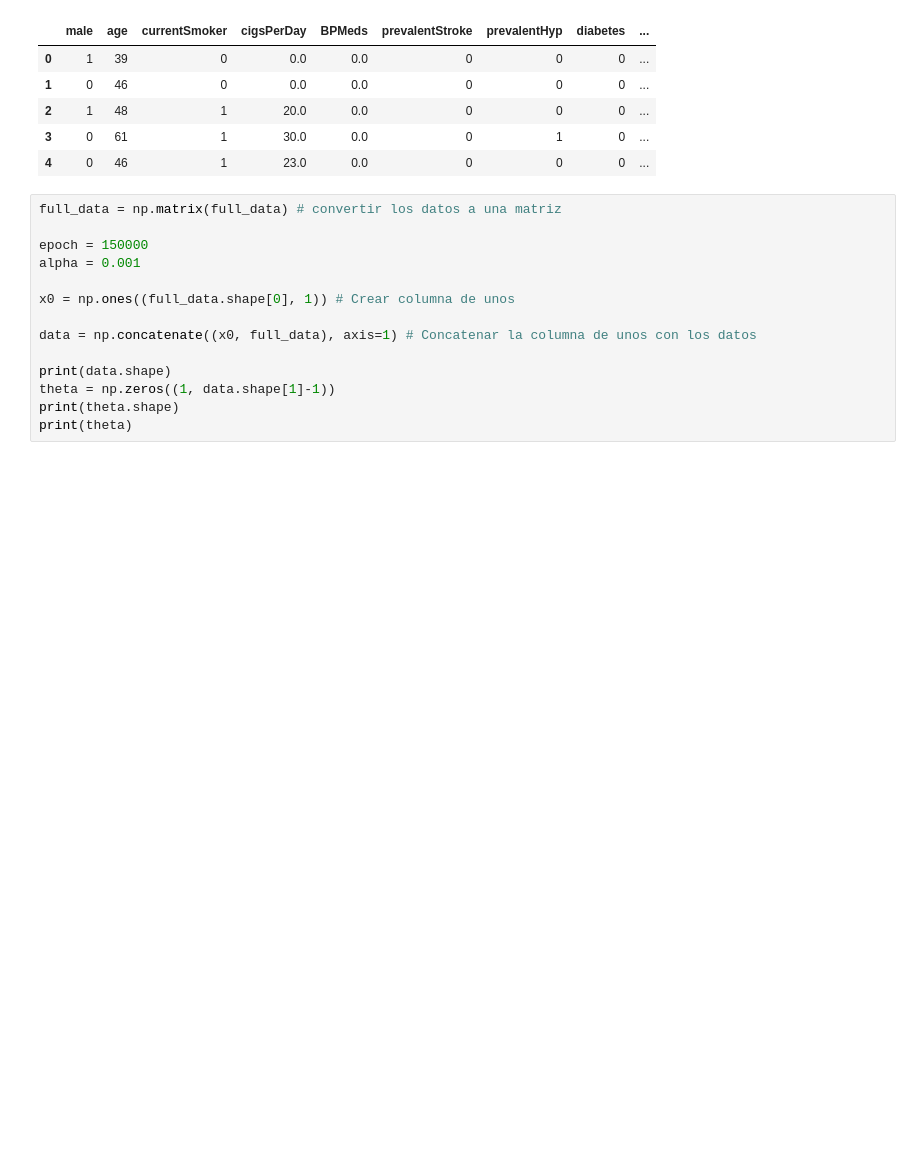
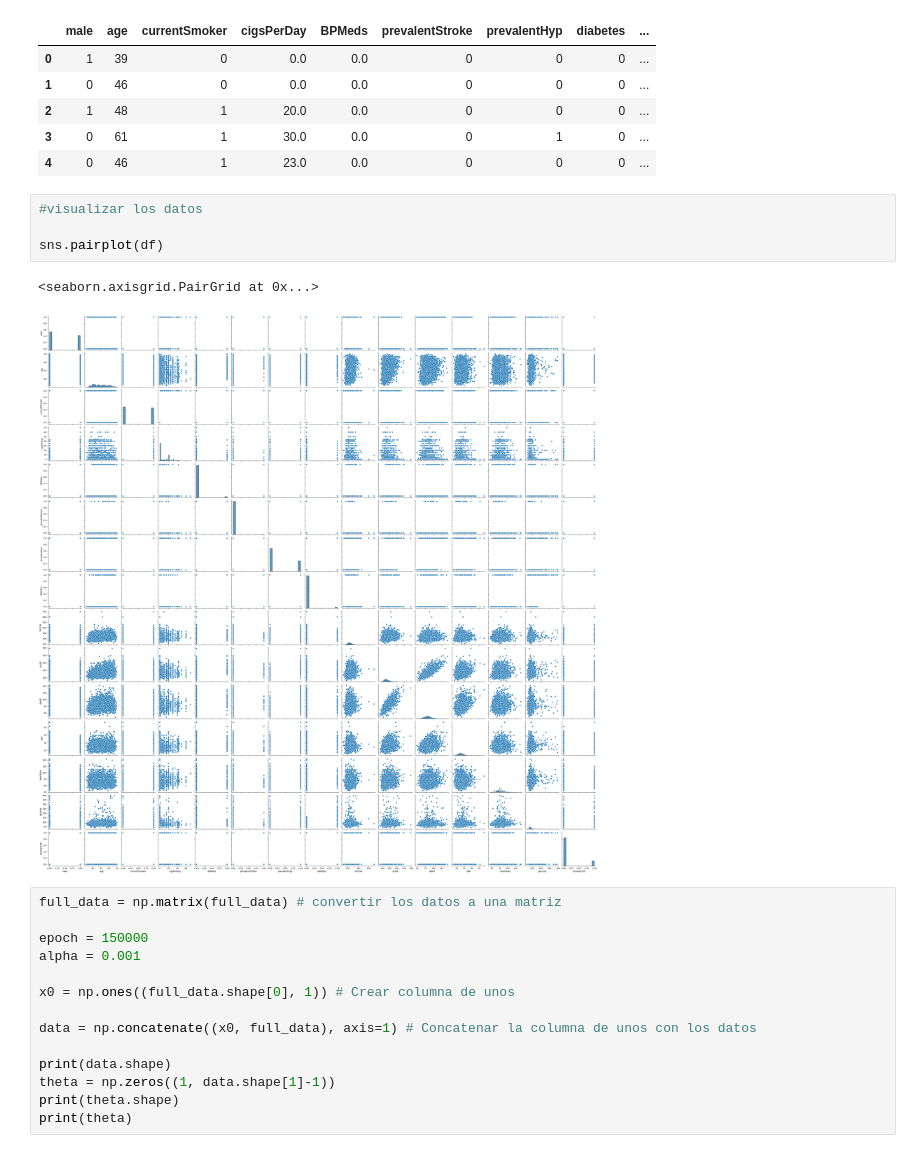
Before and after one commit to guzmanalejandra/Laboratorio04-IA, a Jupyter notebook: laboratorio04.ipynb, the cells around one changed output. Saved outputs shown, nothing was run; the diff lists cells and outputs as text; blank space fills up the shorter version.

```diff
--- a/laboratorio04.ipynb
+++ b/laboratorio04.ipynb
@@ -22,6 +22,13 @@ df.head()
 | 2 | 1 | 48 | 1 | 20.0 | 0.0 | 0 | 0 | 0 | ... |
 | 3 | 0 | 61 | 1 | 30.0 | 0.0 | 0 | 1 | 0 | ... |
 | 4 | 0 | 46 | 1 | 23.0 | 0.0 | 0 | 0 | 0 | ... |
+# %%
+#visualizar los datos
+
+sns.pairplot(df)
+# %% [output]
+<seaborn.axisgrid.PairGrid at 0x...>
+[figure, added]
 # %%
 full_data = np.matrix(full_data) # convertir los datos a una matriz
 
```
Also changed, not shown: parts of 3 cells of this notebook.
